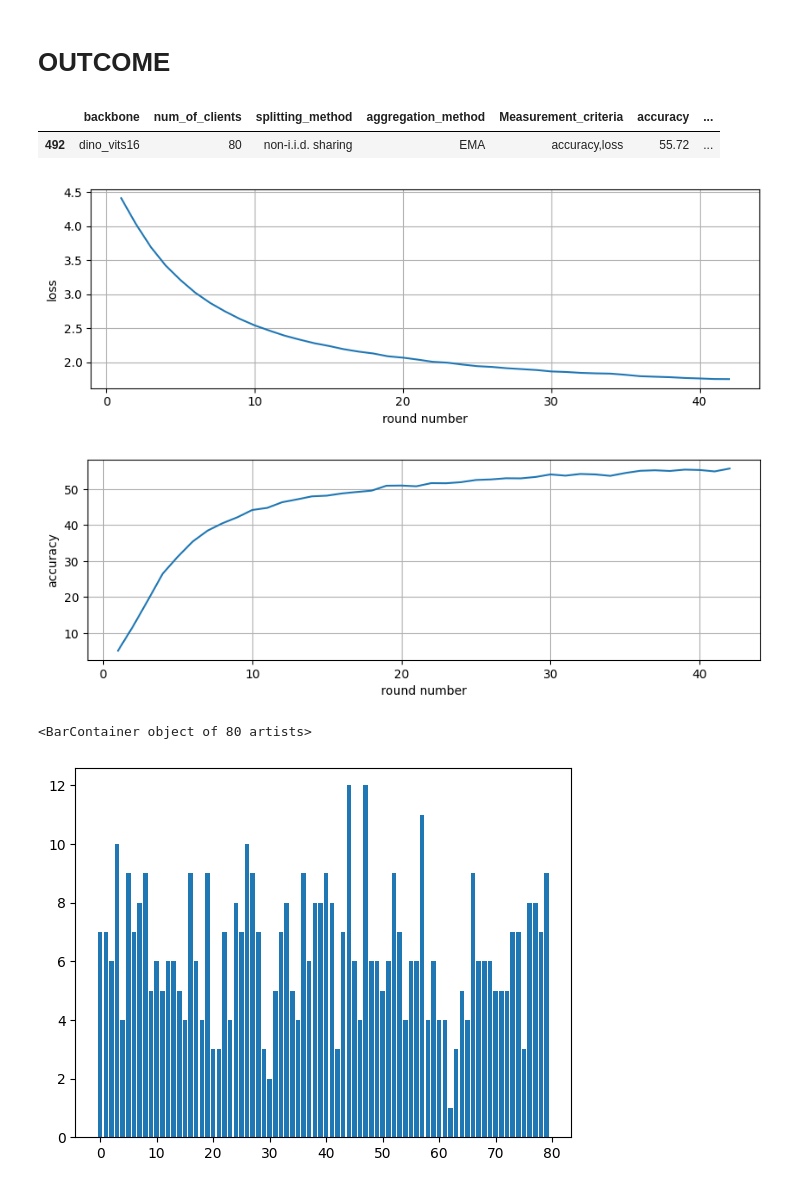
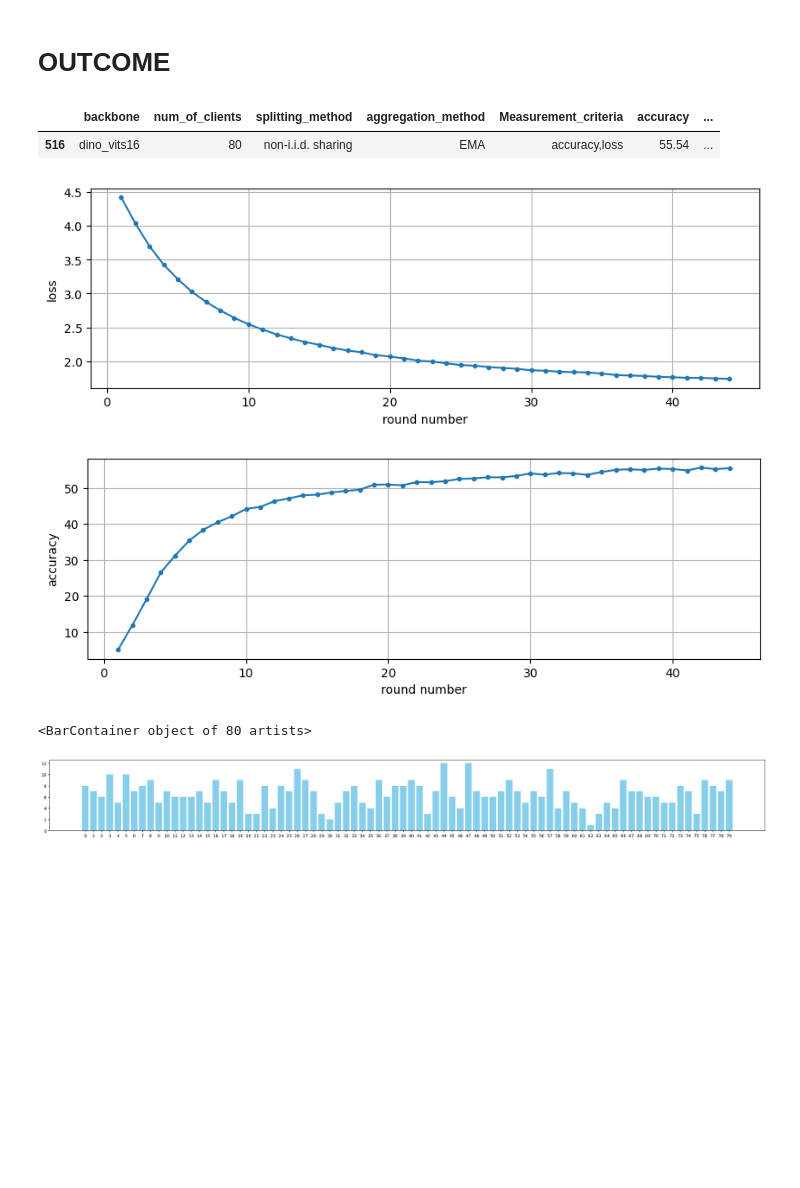
Before and after one commit to mohammad-rahbari/federated-learning_visual-classification, a Jupyter notebook: notebooks/Federated_learning_server_v2.ipynb, the cells around one changed output. Drawn from its saved outputs; the diff is of its cells as text; code cells hidden in the pictures; blank space fills up the shorter version.

```diff
--- a/notebooks/Federated_learning_server_v2.ipynb
+++ b/notebooks/Federated_learning_server_v2.ipynb
@@ -39,3 +37,5 @@ initial_model_name = "f3e7adff-56f4-4a87-a216-270d89cd0b21" #@param{"type":"stri
+# %%
+initial_model_name = "ebc4924b-18ea-4410-9ba1-37b116483f68" #@param{"type":"string"}
 # %%
 #@title Client's log file has been loaded in this block so we can use it in next steps
 clients_data = pd.read_csv("/content/drive/MyDrive/MLDL_FederatedLearning/csv/client_log.csv")
@@ -537,37 +536,39 @@ if not flag:
 global_model_log.head()
 # %% [output]
 |  | backbone | num_of_clients | splitting_method | aggregation_method | Measurement_criteria | accuracy | ... |
-| 492 | dino_vits16 | 80 | non-i.i.d. sharing | EMA | accuracy,loss | 55.72 | ... |
+| 516 | dino_vits16 | 80 | non-i.i.d. sharing | EMA | accuracy,loss | 55.54 | ... |
 # %%
 import matplotlib.pyplot as plt
 
 
 pre_df = pd.read_csv("/content/drive/MyDrive/MLDL_FederatedLearning/csv/global_log.csv")
 
 
 
 def my_plot(pre_df,column_name):
   plt.figure(figsize=(10, 3))
-  plt.plot( pre_df["round_number"],pre_df[column_name], "-" )
+  plt.plot( pre_df["round_number"],pre_df[column_name], ".-" )
 
   plt.grid(True)
   plt.xlabel("round number")
   plt.ylabel(column_name)
 
   plt.show()
 my_plot(pre_df,"loss")
 my_plot(pre_df,"accuracy")
 
 
 client_n_lst= list(clients_data["client_id"].values)
 client_n_lst.sort()
-client_n_set  = set(client_n_lst)
+client_n_set  = list(set(client_n_lst))
 count_lst = []
-for i in client_n_set:
-  count_lst.append(client_n_lst.count(i))
-plt.bar(list(client_n_set),count_lst)
+for i in range(len(client_n_set)):
+  count_lst.append(client_n_lst.count(client_n_set[i]))
+  client_n_set[i] = str(client_n_set[i])
+plt.figure(figsize=(30, 3))
+plt.bar(client_n_set,count_lst,color='skyblue')
 # %% [output]
-[figure, old version]
+[figure, new version]
-[figure, old version]
+[figure, new version]
 <BarContainer object of 80 artists>
-[figure, old version]
+[figure, new version]
```
Also changed, not shown: parts of 3 cells of this notebook.
